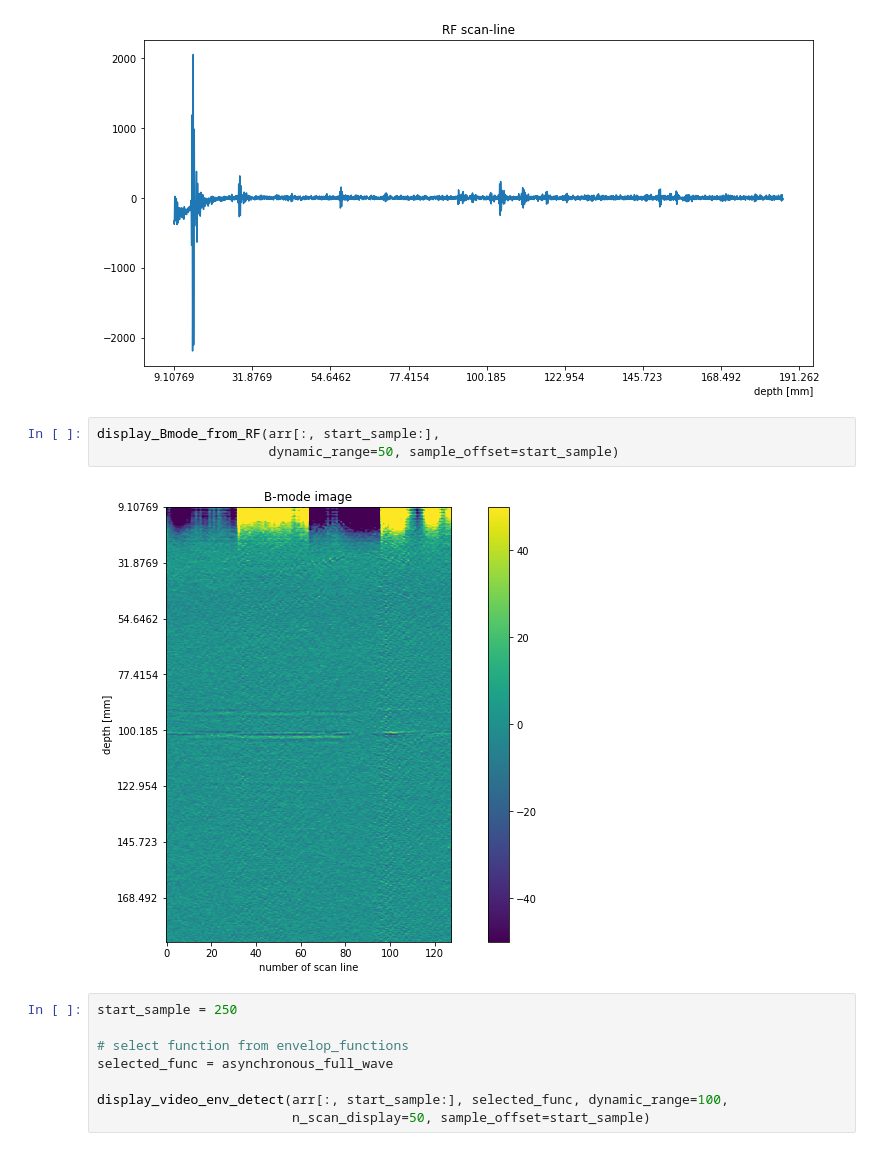
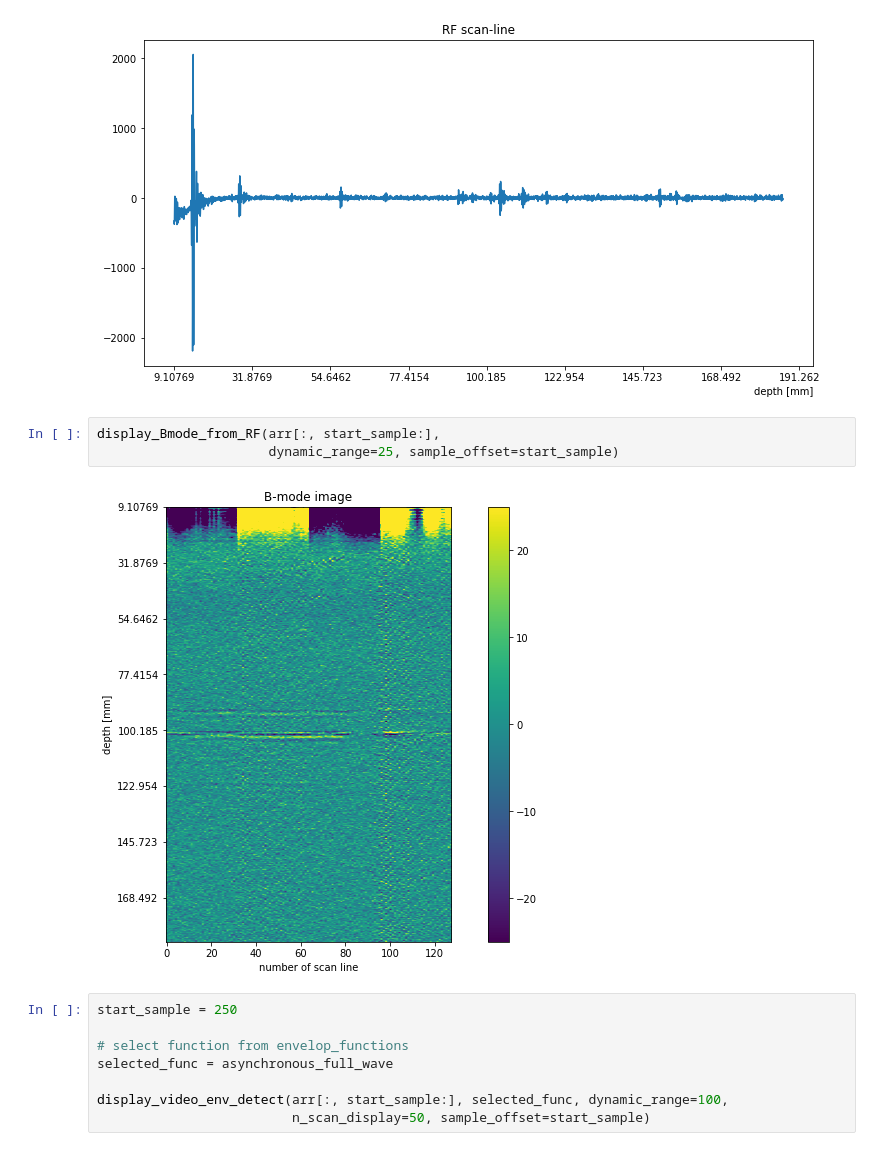
Before and after one commit to Lab4US/2023-us-workshop-fuw, a Jupyter notebook: notebooks/ex1-pulse-echo.ipynb, the cells around one changed output. Cells and saved outputs as stored; diff of their text form.

```diff
--- a/notebooks/ex1-pulse-echo.ipynb
+++ b/notebooks/ex1-pulse-echo.ipynb
@@ -82,9 +82,9 @@ display_Ascan(arr[scanline, start_sample:], sample_offset=start_sample)
 [figure]
 # %%
 display_Bmode_from_RF(arr[:, start_sample:],
-                      dynamic_range=50, sample_offset=start_sample)
+                      dynamic_range=25, sample_offset=start_sample)
 # %% [output]
-[figure, old version]
+[figure, new version]
 # %%
 start_sample = 250
 
```
